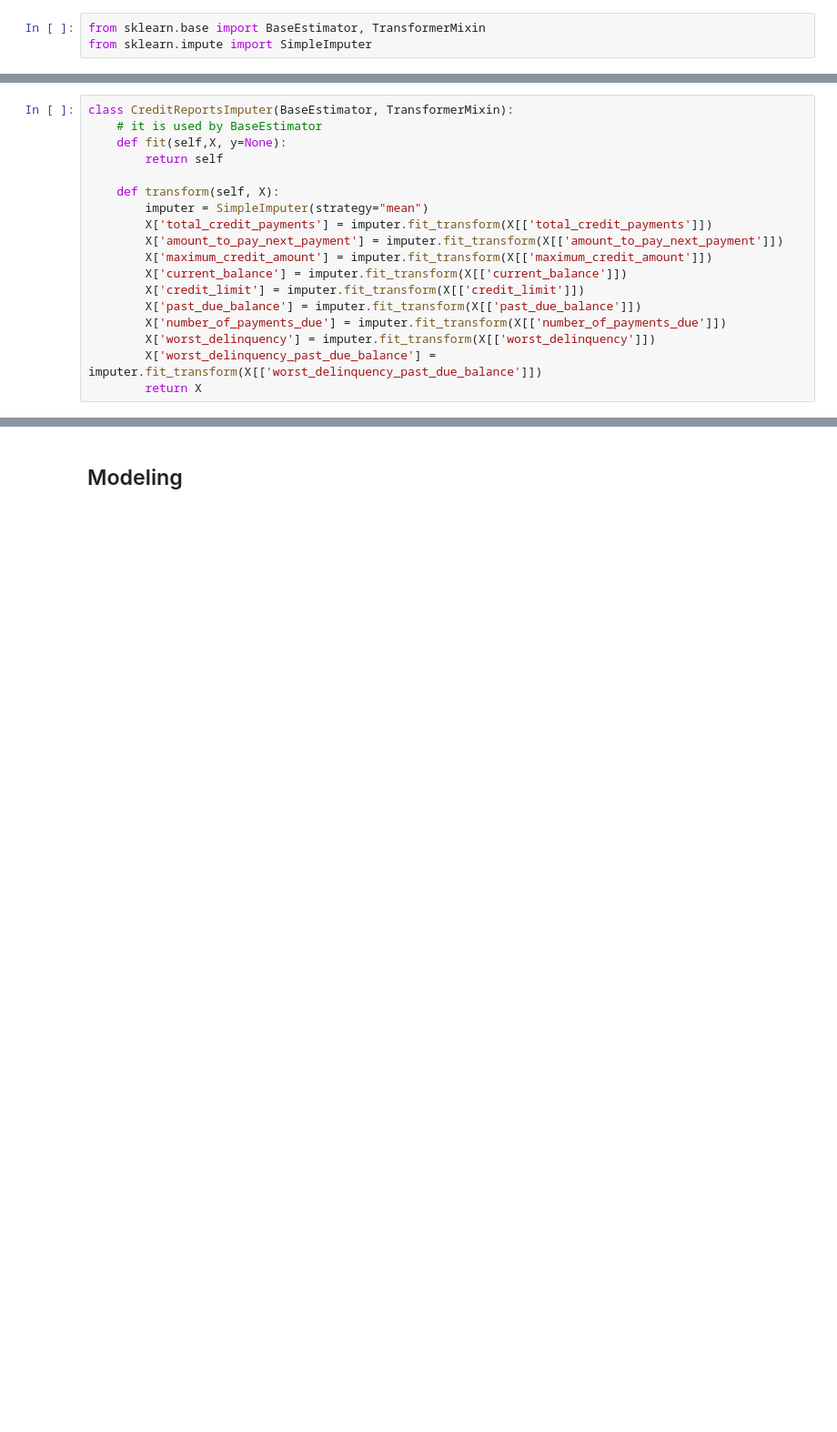
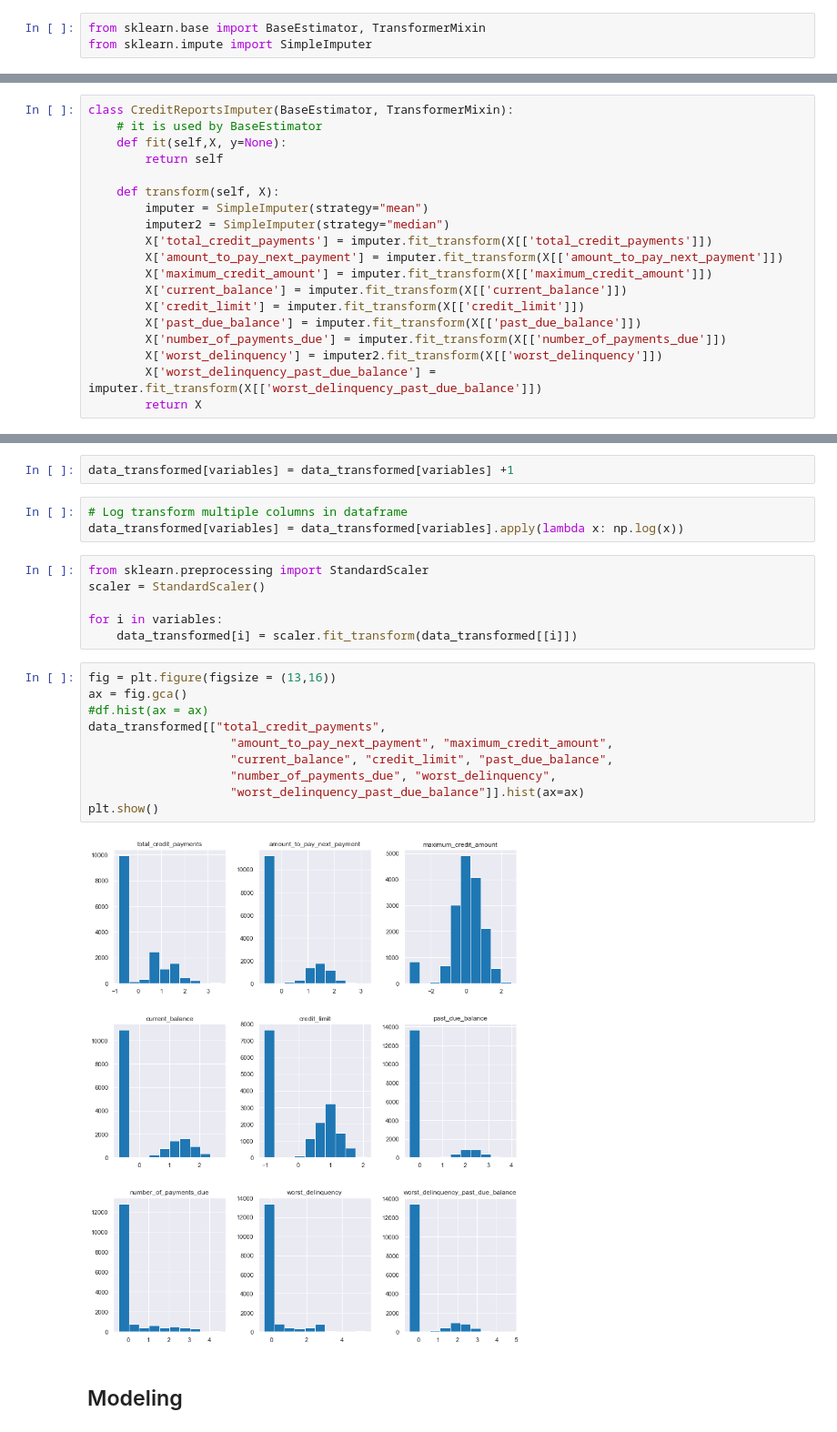
Before and after one commit to IsaiasGutierrezCruz/CreditRisk, a Jupyter notebook: ChallengeCreditRisk.ipynb, the cells around one changed output, grey strips where cells are left out. Shown: that part at 91% size. Saved outputs shown, nothing was run; the diff lists cells and outputs as text; blank space fills up the shorter version.

```diff
--- a/ChallengeCreditRisk.ipynb
+++ b/ChallengeCreditRisk.ipynb
@@ -404,6 +456,7 @@ class CreditReportsImputer(BaseEstimator, TransformerMixin):
 
     def transform(self, X):
         imputer = SimpleImputer(strategy="mean")
+        imputer2 = SimpleImputer(strategy="median")
         X['total_credit_payments'] = imputer.fit_transform(X[['total_credit_payments']])
         X['amount_to_pay_next_payment'] = imputer.fit_transform(X[['amount_to_pay_next_payment']])
         X['maximum_credit_amount'] = imputer.fit_transform(X[['maximum_credit_amount']])
@@ -411,6 +464,6 @@ class CreditReportsImputer(BaseEstimator, TransformerMixin):
         X['credit_limit'] = imputer.fit_transform(X[['credit_limit']])
         X['past_due_balance'] = imputer.fit_transform(X[['past_due_balance']])
         X['number_of_payments_due'] = imputer.fit_transform(X[['number_of_payments_due']])
-        X['worst_delinquency'] = imputer.fit_transform(X[['worst_delinquency']])
+        X['worst_delinquency'] = imputer2.fit_transform(X[['worst_delinquency']])
         X['worst_delinquency_past_due_balance'] = imputer.fit_transform(X[['worst_delinquency_past_due_balance']])
         return X
@@ -422,3 +518,26 @@ data_transformed = pipeline.fit_transform(data2)
+# %%
+data_transformed[variables] = data_transformed[variables] +1
+# %%
+# Log transform multiple columns in dataframe
+data_transformed[variables] = data_transformed[variables].apply(lambda x: np.log(x))
+# %%
+from sklearn.preprocessing import StandardScaler
+scaler = StandardScaler()
+
+for i in variables:
+    data_transformed[i] = scaler.fit_transform(data_transformed[[i]])
+# %%
+fig = plt.figure(figsize = (13,16))
+ax = fig.gca()
+#df.hist(ax = ax)
+data_transformed[["total_credit_payments",
+                    "amount_to_pay_next_payment", "maximum_credit_amount",
+                    "current_balance", "credit_limit", "past_due_balance",
+                    "number_of_payments_due", "worst_delinquency",
+                    "worst_delinquency_past_due_balance"]].hist(ax=ax)
+plt.show()
+# %% [output]
+[figure, added]
 # %% [markdown]
 ## Modeling
 # %% [markdown]
```
Also changed, not shown: parts of 36 cells of this notebook.
